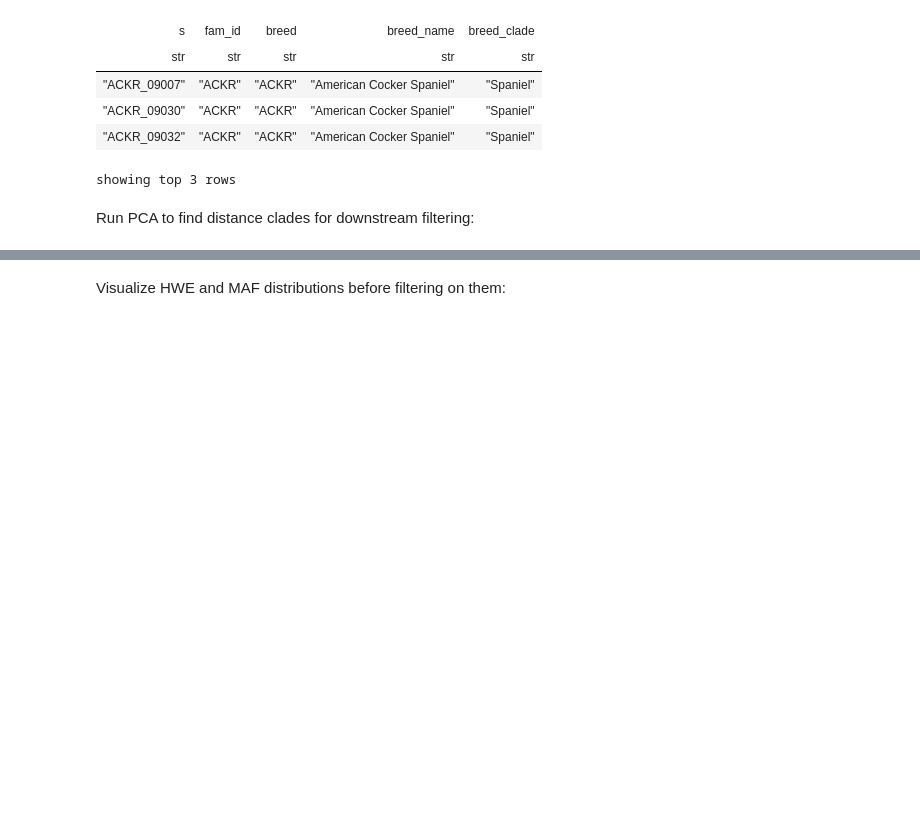
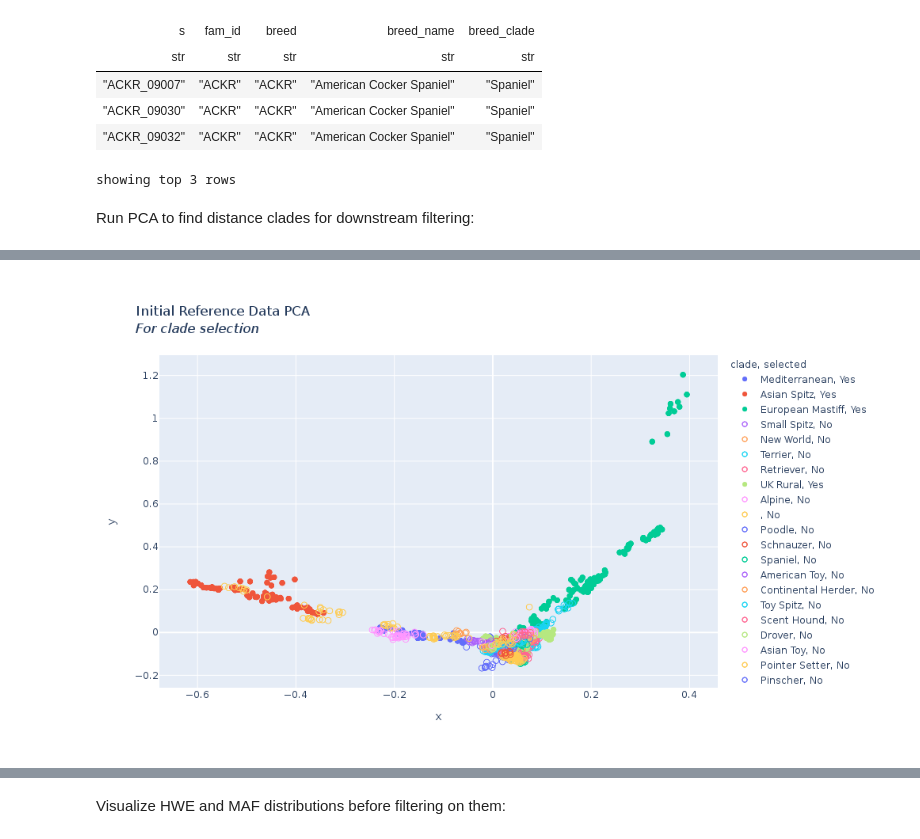
Before and after one commit to related-sciences/gwas-analysis, a Jupyter notebook: notebooks/organism/canine/cg-hail-02.ipynb, the cells around one changed output, grey strips where cells are left out. Drawn from its saved outputs; the diff is of its cells as text; code cells hidden in the pictures; blank space fills up the shorter version.

Commit message:
Finishing part 1 of canine gwas QC

```diff
--- a/notebooks/organism/canine/cg-hail-02.ipynb
+++ b/notebooks/organism/canine/cg-hail-02.ipynb
@@ -13,7 +23,7 @@ import os.path as osp
 %run ../../nb.py
 %run files.py
 %run common.py
-temp_dir = osp.expanduser('~/data/gwas/tmp/canine')
+work_dir = osp.expanduser('~/data/gwas/tmp/canine')
 gab.register_timeop_magic(get_ipython(), 'hail')
 hl.init()
 # %% [output]
@@ -130,7 +129,7 @@ threshold_hwep, threshold_maf
 # %% [markdown]
 Attach the breed to the table using sample ids:
 # %%
-mt = hl.read_matrix_table(osp.join(temp_dir, 'mt_ref_qc_1.mt'))
+mt = hl.read_matrix_table(osp.join(work_dir, 'mt_ref_qc_1.mt'))
 # %%
 pd.read_excel(osp.join(ORGANISM_CANINE_REF_DIR, '1-s2.0-S2211124717304564-mmc2.xlsx'), sheet_name=0)
 # %% [output]
@@ -229,0 +222,3 @@ dict_keys(['SAMO', 'MALT', 'POM', 'SALU'])
+# %%
+dfp = pd.DataFrame(hl.struct(x=mt.pcs[0], y=mt.pcs[1], clade=mt.breed_clade, breed=mt.breed).collect())
+dfp.head()
@@ -229,0 +246,15 @@ dict_keys(['SAMO', 'MALT', 'POM', 'SALU'])
+# %%
+clades = ['European Mastiff', 'Asian Spitz', 'UK Rural', 'Mediterranean']
+fig = px.scatter(
+    data_frame=dfp.assign(selected=np.where(dfp['clade'].isin(clades), 'Yes', 'No')),
+    x='x',
+    y='y',
+    hover_name='breed',
+    color='clade',
+    symbol='selected',
+    symbol_map={'Yes': 'circle', 'No': 'circle-open'},
+    title='Initial Reference Data PCA<br><i>For clade selection</i>'
+)
+Image(fig.to_image(format='png', width=1000, height=500))
+# %% [output]
+[figure, added]
```
Also changed, not shown: parts of 38 cells of this notebook, 3 other files.
